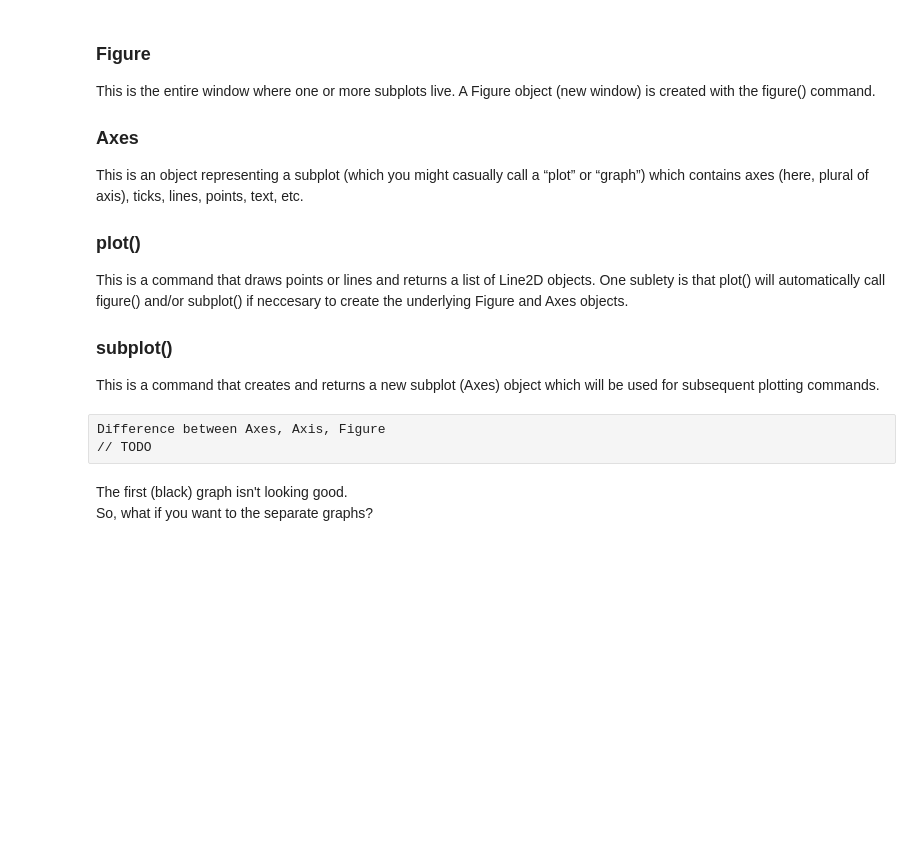
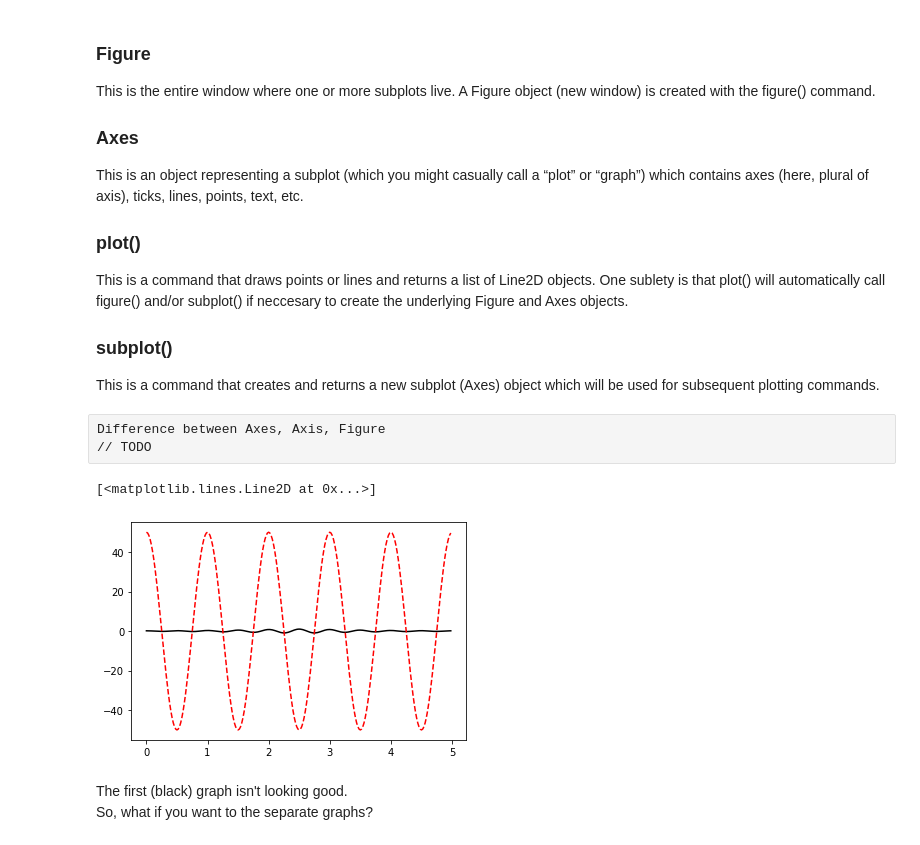
Before and after one commit to krittikaiitb/tutorials, a Jupyter notebook: Matplotlib 2/1.ipynb, the cells around one changed output. Cells and saved outputs as stored; diff of their text form; code cells hidden in the pictures; blank space fills up the shorter version.

```diff
--- a/Matplotlib 2/1.ipynb
+++ b/Matplotlib 2/1.ipynb
@@ -6,6 +6,13 @@ import numpy as np
 import matplotlib
 # %%
 %matplotlib inline
+# %%
+def f(t):
+    """Python function to calculate a enclosed sinusoid"""
+    val = 1 / ((t-2.5)**2 + 1) * np.cos(4*np.pi*t)
+    return val
+
+t = np.arange(0.0, 5.0, 0.02)
 # %% [markdown]
 ## Working with multiple figures and axes
 matplotlib.pyplot, has the concept of the current figure and the current axes. All plotting commands apply to the current axes. Normally, you don’t have to worry about this, because it is all taken care of behind the scenes.
@@ -24,16 +31,12 @@ This is a command that creates and returns a new subplot (Axes) object which wil
 # %% [raw]
 Difference between Axes, Axis, Figure
 // TODO
-# %%
-def f(t):
-    """Python function to calculate a decaying sinusoid"""
-    val = 1 / ((t-2.5)**2 + 1) * np.cos(4*np.pi*t)
-    return val
-
-t = np.arange(0.0, 5.0, 0.02)
 # %%
 plt.plot(t, f(t), 'k')
-plt.plot(t, 7*np.cos(2*np.pi*t), 'r--')
+plt.plot(t, 50*np.cos(2*np.pi*t), 'r--')
+# %% [output]
+[<matplotlib.lines.Line2D at 0x...>]
+[figure, added]
 # %% [markdown]
 The first (black) graph isn't looking good.
 So, what if you want to the separate graphs?
```
Also changed, not shown: parts of 16 cells of this notebook, 2 other files.
